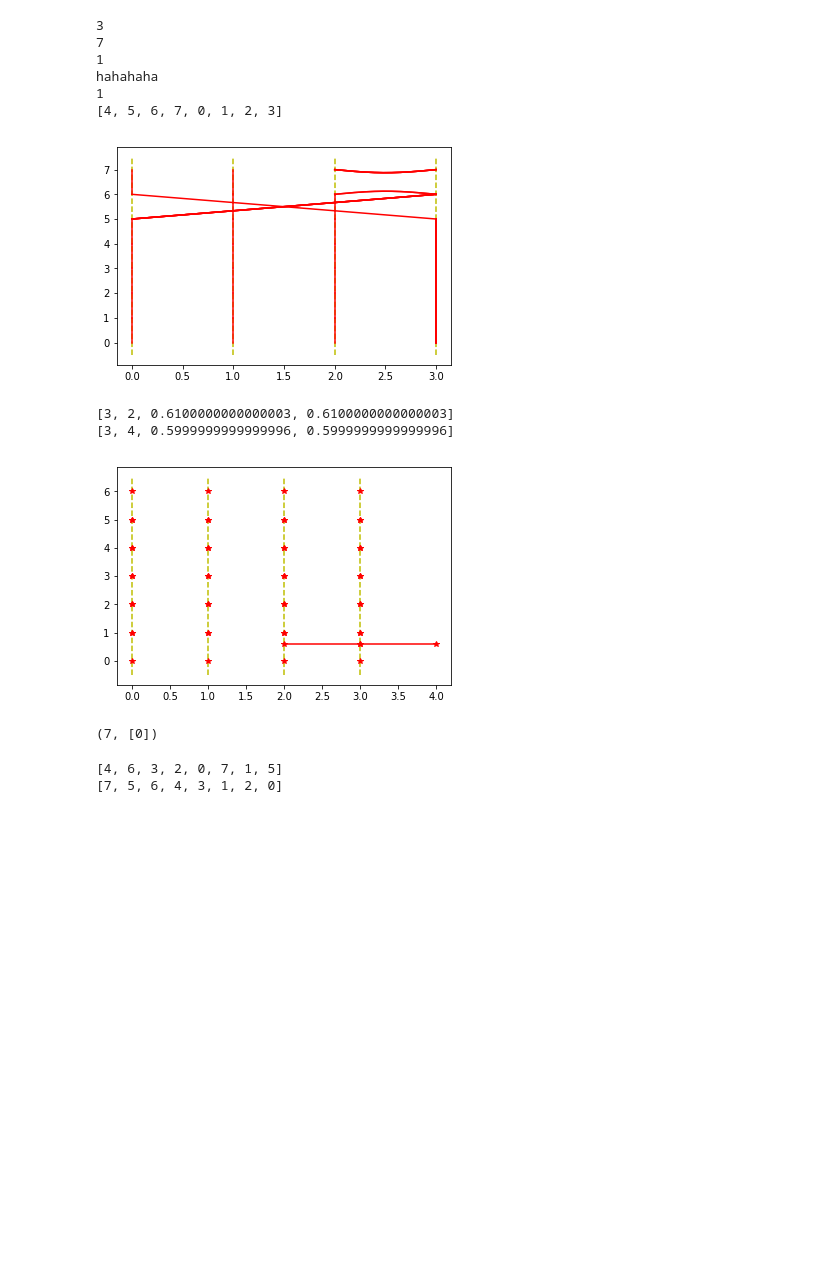
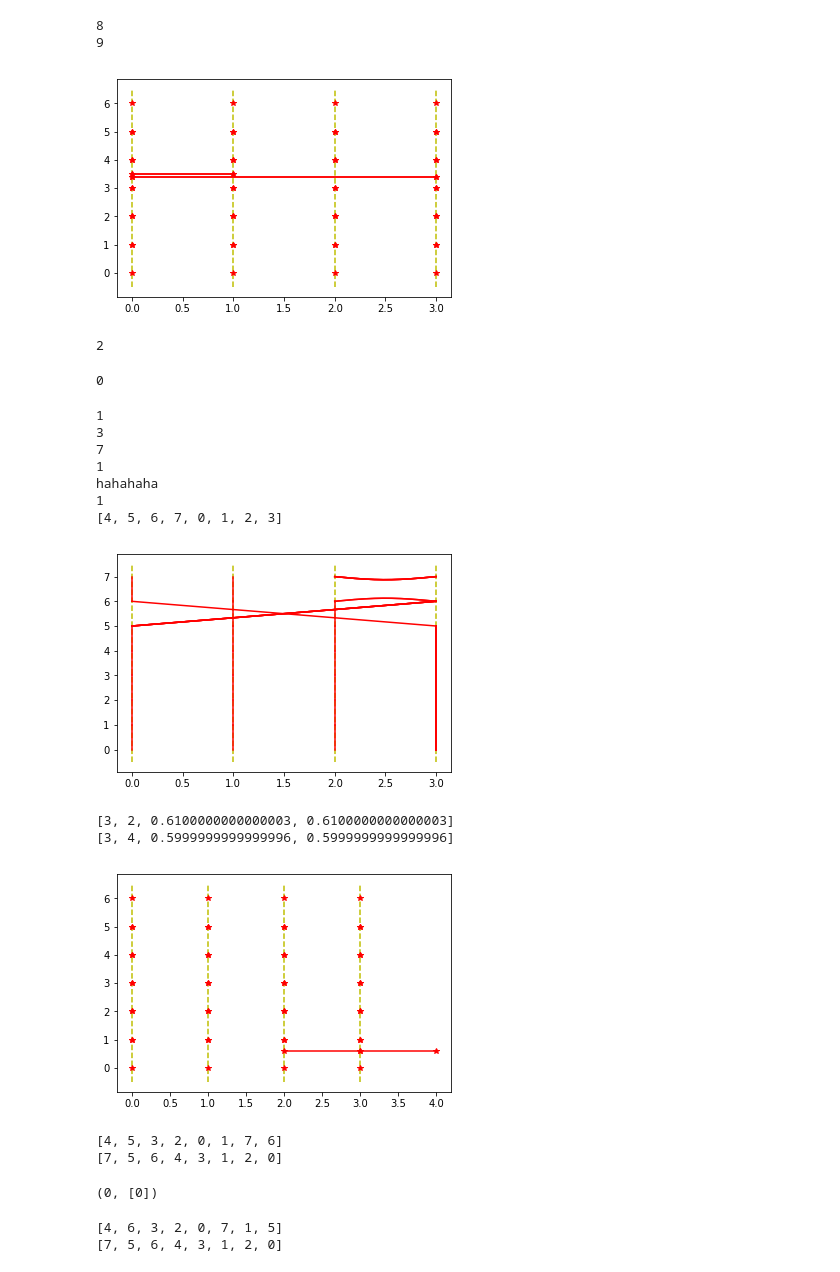
Before and after one commit to ycyuustc/jupyter_notebook, a Jupyter notebook: new_sn.ipynb, the cells around one changed output. Saved outputs shown, nothing was run; the diff lists cells and outputs as text; code cells hidden in the pictures; blank space fills up the shorter version.

```diff
--- a/new_sn.ipynb
+++ b/new_sn.ipynb
@@ -288,9 +425,26 @@ class SN:
                     isup = not isup
                     v_mid.append(ind)
                     ind = ind + N
+# %%
+sn = SN(4,6)
+
+sn.fn_insert_leg(0,1,2,0.5)
+sn.fn_insert_leg(0,3,2,0.6)
+#sn.fn_virsualization()
+sn.fn_virsualization_leg()
+print(sn.cn)
+# %% [output]
+8
+9
+[figure, added]
+2
+# %%
+sn.leg[77]
+# %% [output]
+0
 # %%
 sn = SN(4,6)
-sn.line_info[2][5][1].y
+print(sn.line_info[2][5][1].y)
 [up, down, ind, up_isright, down_isright] = sn.fn_find_nearest(3,5,0.6)
 print(up)
 print(down)
@@ -304,8 +458,12 @@ sn.fn_lieb_add(1,3,4)
 sn.fn_virsualization()
 sn.fn_virsualization_leg()
 
-sn.fn_combine_leb(sn.map[0], sn.map[1], 0)
+print(sn.map[0])
+print(sn.map[1])
+
+sn.fn_combine_leb(sn.map[0], sn.map[1], 7)
 # %% [output]
+1
 3
 7
 1
@@ -316,7 +474,9 @@ hahahaha
 [3, 2, 0.6100000000000003, 0.6100000000000003]
 [3, 4, 0.5999999999999996, 0.5999999999999996]
 [figure]
-(7, [0])
+[4, 5, 3, 2, 0, 1, 7, 6]
+[7, 5, 6, 4, 3, 1, 2, 0]
+(0, [0])
 # %%
 print(sn.map[0])
 print(sn.map[1])
```
Also changed, not shown: parts of 1 cell of this notebook, 4 other files.
